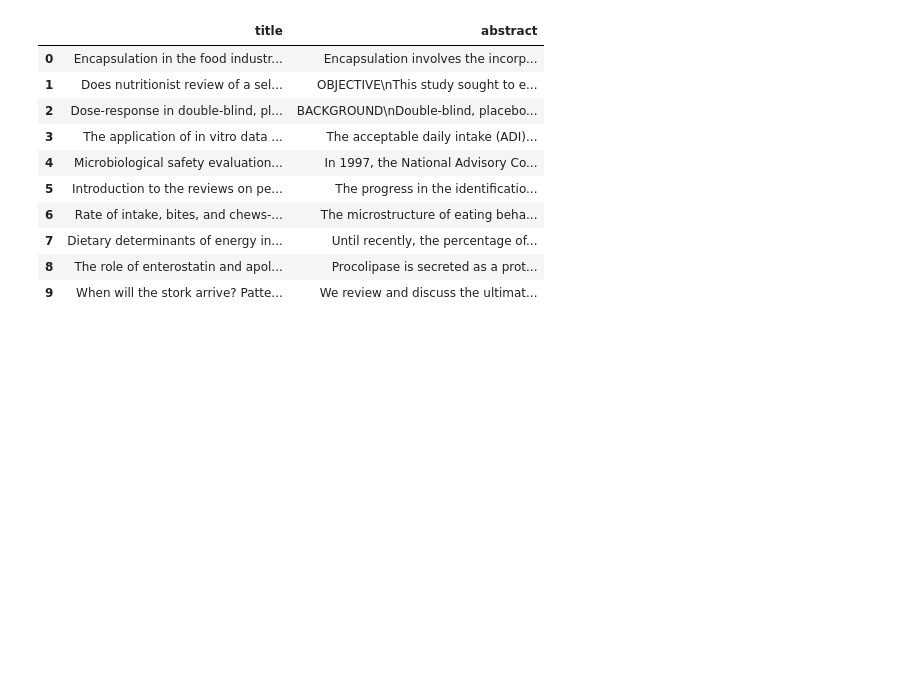
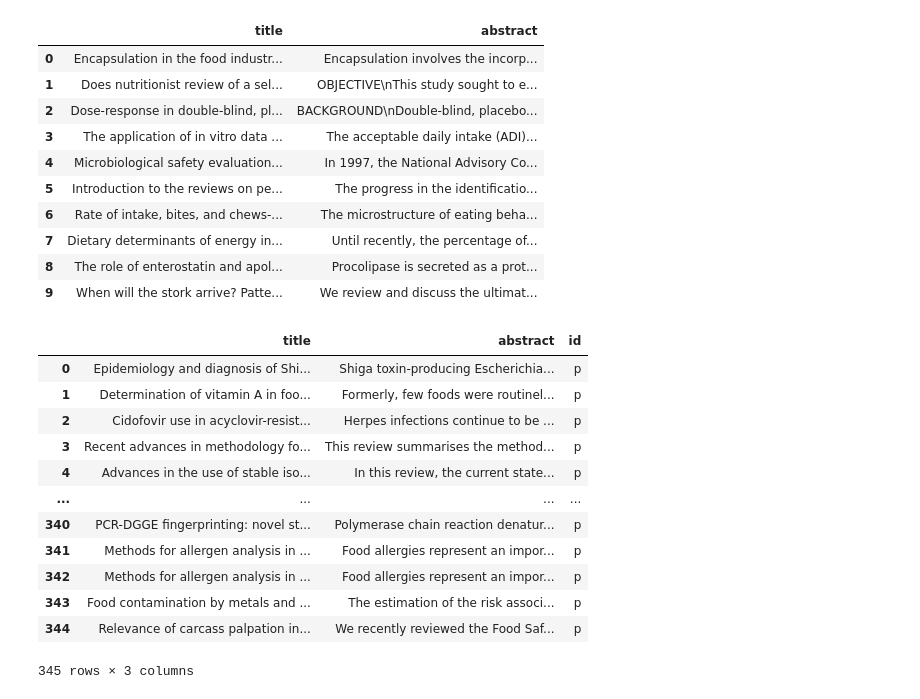
Before and after one commit to GaganSD/ttds-cw3-research-team, a Jupyter notebook: ir_eval/check_ir_result.ipynb, the cells around one changed output. Cells and saved outputs as stored; diff of their text form; code cells hidden in the pictures; blank space fills up the shorter version.

```diff
--- a/ir_eval/check_ir_result.ipynb
+++ b/ir_eval/check_ir_result.ipynb
@@ -146,3 +146,21 @@ tfidf_res_review_food
 | 7 | Dietary determinants of energy in... | Until recently, the percentage of... |
 | 8 | The role of enterostatin and apol... | Procolipase is secreted as a prot... |
 | 9 | When will the stork arrive? Patte... | We review and discuss the ultimat... |
+# %%
+proximity_review_food = pd.read_csv('result/proximity_df_food_review.csv')
+proximity_covid_2021 = pd.read_csv('result/proximity_df_covid_2021.csv')
+proximity_review_food
+# %% [output]
+|  | title | abstract | id |
+| 0 | Epidemiology and diagnosis of Shi... | Shiga toxin-producing Escherichia... | p |
+| 1 | Determination of vitamin A in foo... | Formerly, few foods were routinel... | p |
+| 2 | Cidofovir use in acyclovir-resist... | Herpes infections continue to be ... | p |
+| 3 | Recent advances in methodology fo... | This review summarises the method... | p |
+| 4 | Advances in the use of stable iso... | In this review, the current state... | p |
+| ... | ... | ... | ... |
+| 340 | PCR-DGGE fingerprinting: novel st... | Polymerase chain reaction denatur... | p |
+| 341 | Methods for allergen analysis in ... | Food allergies represent an impor... | p |
+| 342 | Methods for allergen analysis in ... | Food allergies represent an impor... | p |
+| 343 | Food contamination by metals and ... | The estimation of the risk associ... | p |
+| 344 | Relevance of carcass palpation in... | We recently reviewed the Food Saf... | p |
+345 rows × 3 columns
```
Also changed, not shown: parts of 4 cells of this notebook, 8 other files.
